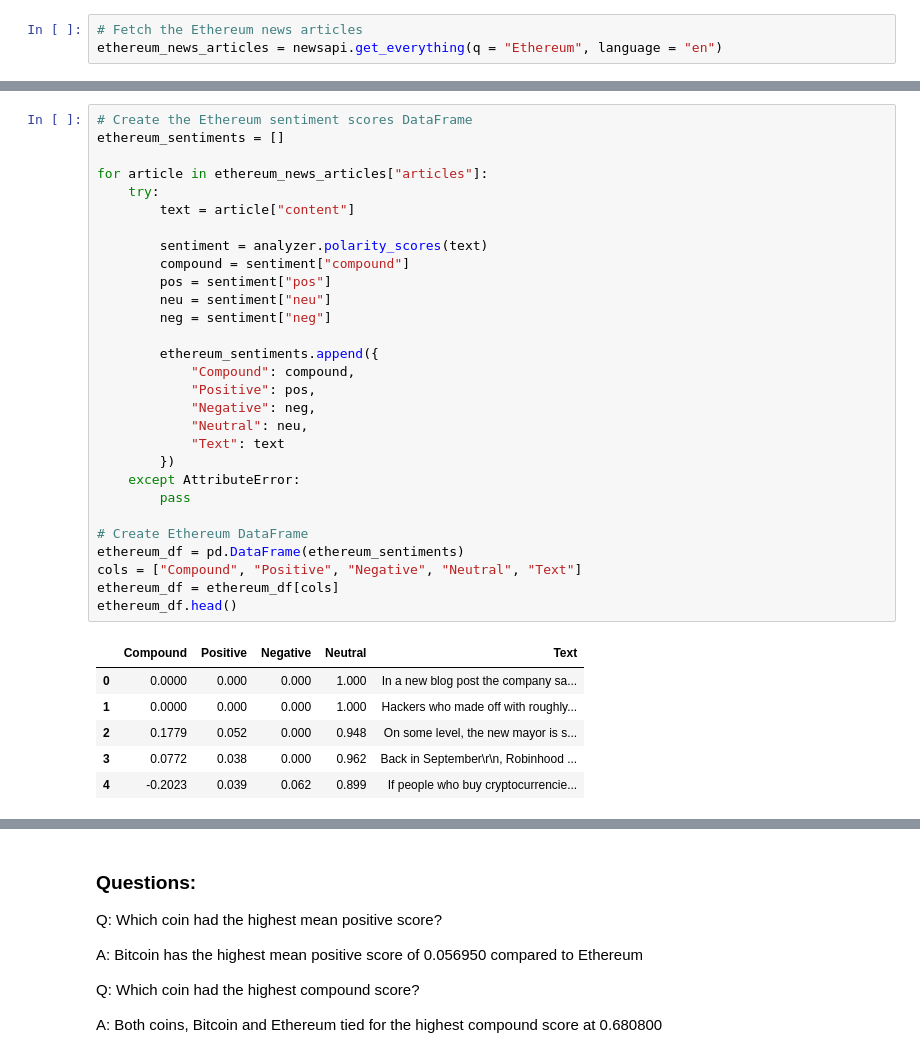
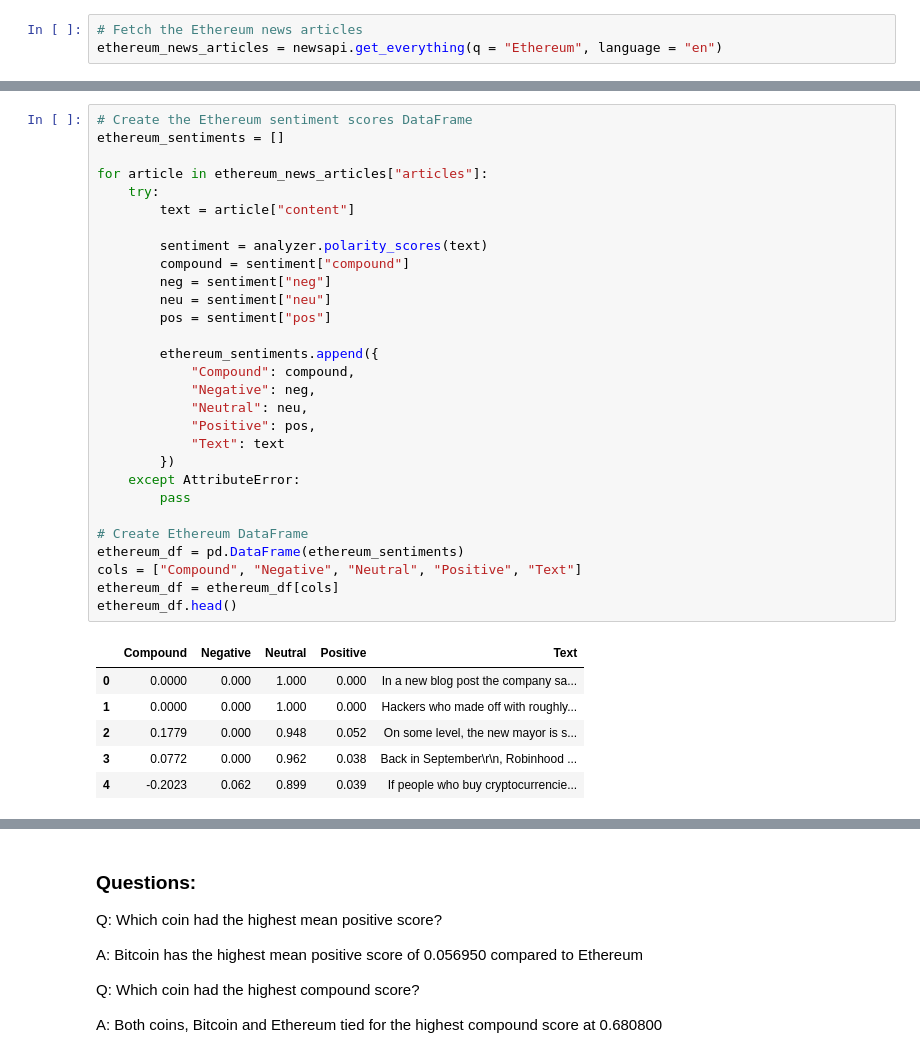
Before and after one commit to GuilleMGN/NaturalLanguageProcessing, a Jupyter notebook: crypto_sentiment.ipynb, the cells around one changed output, grey strips where cells are left out. Cells and saved outputs as stored; diff of their text form.

```diff
--- a/crypto_sentiment.ipynb
+++ b/crypto_sentiment.ipynb
@@ -79,39 +79,39 @@ bitcoin_df.head()
 # %%
 # Create the Ethereum sentiment scores DataFrame
 ethereum_sentiments = []
 
 for article in ethereum_news_articles["articles"]:
     try:
         text = article["content"]
 
         sentiment = analyzer.polarity_scores(text)
         compound = sentiment["compound"]
+        neg = sentiment["neg"]
+        neu = sentiment["neu"]
         pos = sentiment["pos"]
-        neu = sentiment["neu"]
-        neg = sentiment["neg"]
 
         ethereum_sentiments.append({
             "Compound": compound,
-            "Positive": pos,
             "Negative": neg,
             "Neutral": neu,
+            "Positive": pos,
             "Text": text
         })
     except AttributeError:
         pass
 
 # Create Ethereum DataFrame
 ethereum_df = pd.DataFrame(ethereum_sentiments)
-cols = ["Compound", "Positive", "Negative", "Neutral", "Text"]
+cols = ["Compound", "Negative", "Neutral", "Positive", "Text"]
 ethereum_df = ethereum_df[cols]
 ethereum_df.head()
 # %% [output]
-|  | Compound | Positive | Negative | Neutral | Text |
-| 0 | 0.0000 | 0.000 | 0.000 | 1.000 | In a new blog post the company sa... |
-| 1 | 0.0000 | 0.000 | 0.000 | 1.000 | Hackers who made off with roughly... |
-| 2 | 0.1779 | 0.052 | 0.000 | 0.948 | On some level, the new mayor is s... |
-| 3 | 0.0772 | 0.038 | 0.000 | 0.962 | Back in September\r\n, Robinhood ... |
-| 4 | -0.2023 | 0.039 | 0.062 | 0.899 | If people who buy cryptocurrencie... |
+|  | Compound | Negative | Neutral | Positive | Text |
+| 0 | 0.0000 | 0.000 | 1.000 | 0.000 | In a new blog post the company sa... |
+| 1 | 0.0000 | 0.000 | 1.000 | 0.000 | Hackers who made off with roughly... |
+| 2 | 0.1779 | 0.000 | 0.948 | 0.052 | On some level, the new mayor is s... |
+| 3 | 0.0772 | 0.000 | 0.962 | 0.038 | Back in September\r\n, Robinhood ... |
+| 4 | -0.2023 | 0.062 | 0.899 | 0.039 | If people who buy cryptocurrencie... |
 # %%
 # Describe the Bitcoin Sentiment
 bitcoin_df.describe()
```
Also changed, not shown: parts of 7 cells of this notebook.
